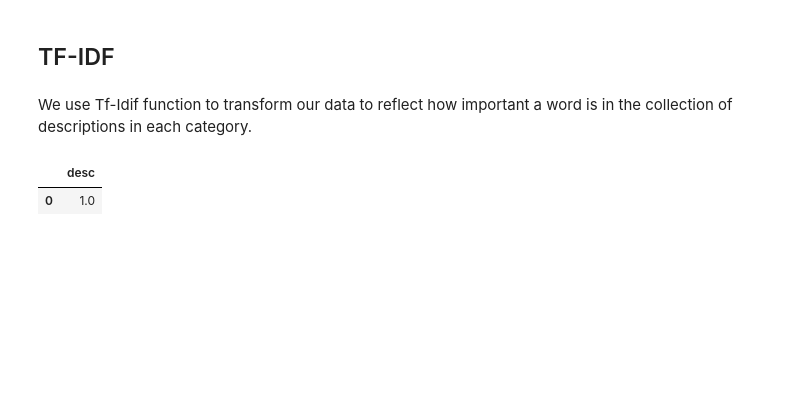
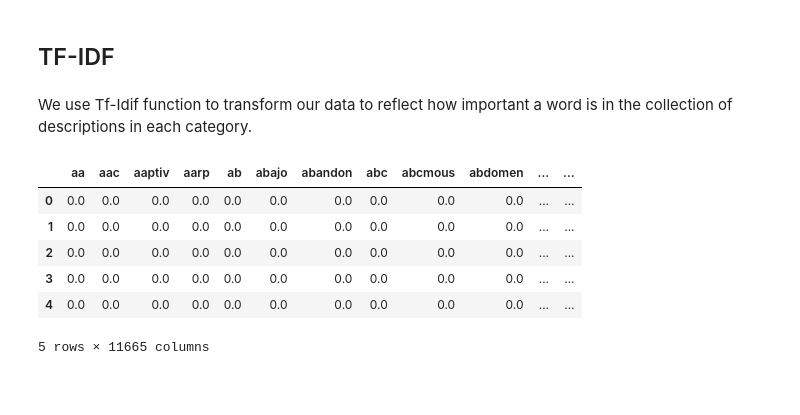
Before and after one commit to anthonytapias/ItemCategoryClassifier, a Jupyter notebook: Predicting App Categories.ipynb, the cells around one changed output. Cells and saved outputs as stored; diff of their text form; code cells hidden in the pictures; blank space fills up the shorter version.

```diff
--- a/Predicting App Categories.ipynb
+++ b/Predicting App Categories.ipynb
@@ -135,7 +135,7 @@ new_df.head()
 #we set our labels to y and set our features to x
 y = new_df.labels
 
-X = new_df.iloc[:,:-1]
+X = new_df.desc
 
 #set our train and test data
 from sklearn.model_selection import train_test_split
@@ -171,14 +170,19 @@ from sklearn.feature_extraction.text import TfidfVectorizer
 
 tfidf = TfidfVectorizer()
 
-df = tfidf.fit_transform(X_train)
+train_df = tfidf.fit_transform(X_train)
 
-new_df = pd.DataFrame(df.toarray(), columns=tfidf.get_feature_names())
+X_train = pd.DataFrame(train_df.toarray(), columns=tfidf.get_feature_names())
-# %%
-new_df
-# %% [output]
-|  | desc |
-| 0 | 1.0 |
+# %%
+X_train.head()
+# %% [output]
+|  | aa | aac | aaptiv | aarp | ab | abajo | abandon | abc | abcmous | abdomen | ... | ... |
+| 0 | 0.0 | 0.0 | 0.0 | 0.0 | 0.0 | 0.0 | 0.0 | 0.0 | 0.0 | 0.0 | ... | ... |
+| 1 | 0.0 | 0.0 | 0.0 | 0.0 | 0.0 | 0.0 | 0.0 | 0.0 | 0.0 | 0.0 | ... | ... |
+| 2 | 0.0 | 0.0 | 0.0 | 0.0 | 0.0 | 0.0 | 0.0 | 0.0 | 0.0 | 0.0 | ... | ... |
+| 3 | 0.0 | 0.0 | 0.0 | 0.0 | 0.0 | 0.0 | 0.0 | 0.0 | 0.0 | 0.0 | ... | ... |
+| 4 | 0.0 | 0.0 | 0.0 | 0.0 | 0.0 | 0.0 | 0.0 | 0.0 | 0.0 | 0.0 | ... | ... |
+5 rows × 11665 columns
 # %% [markdown]
 <br>
 # %% [markdown]
```
Also changed, not shown: parts of 3 cells of this notebook, 1 other file.
